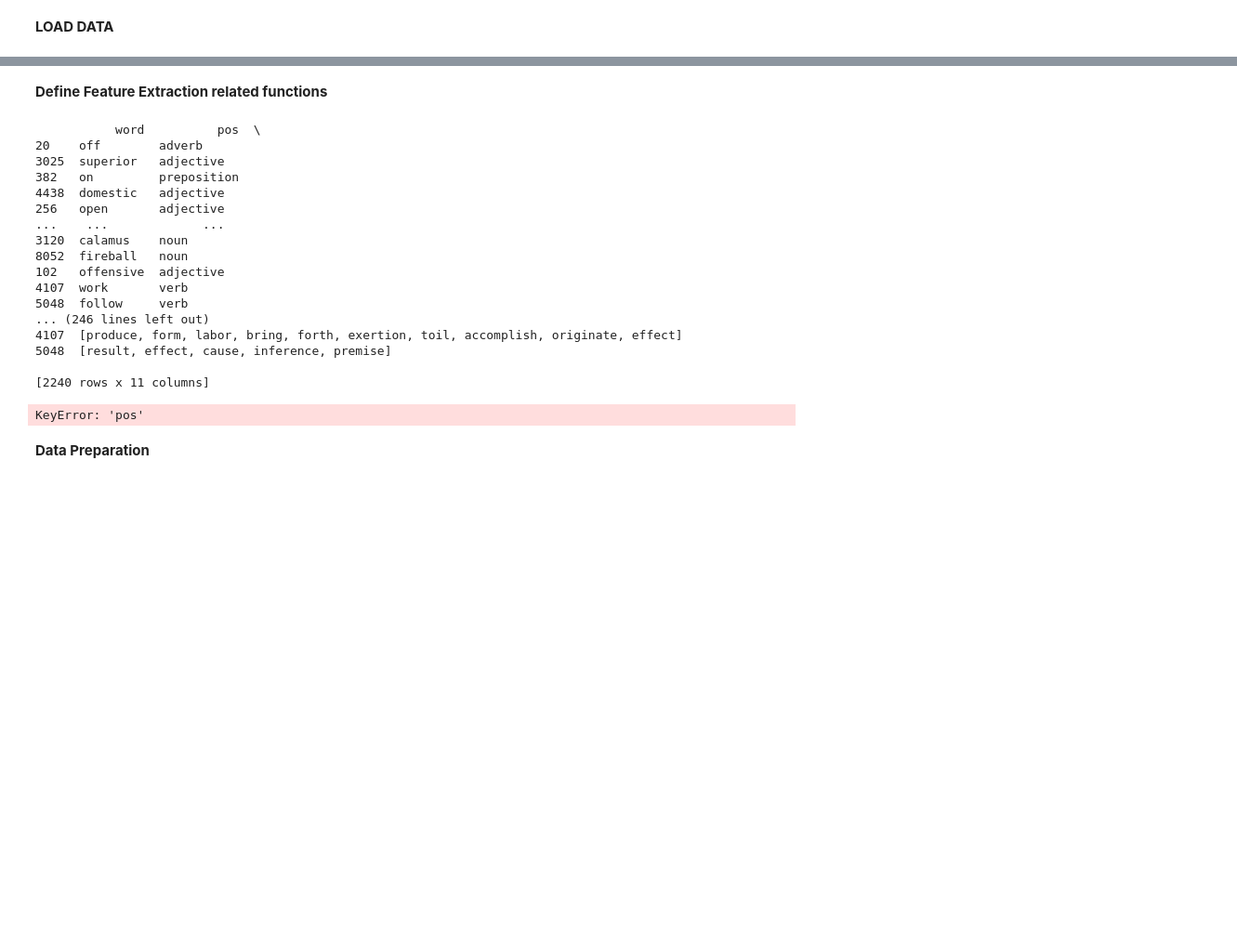
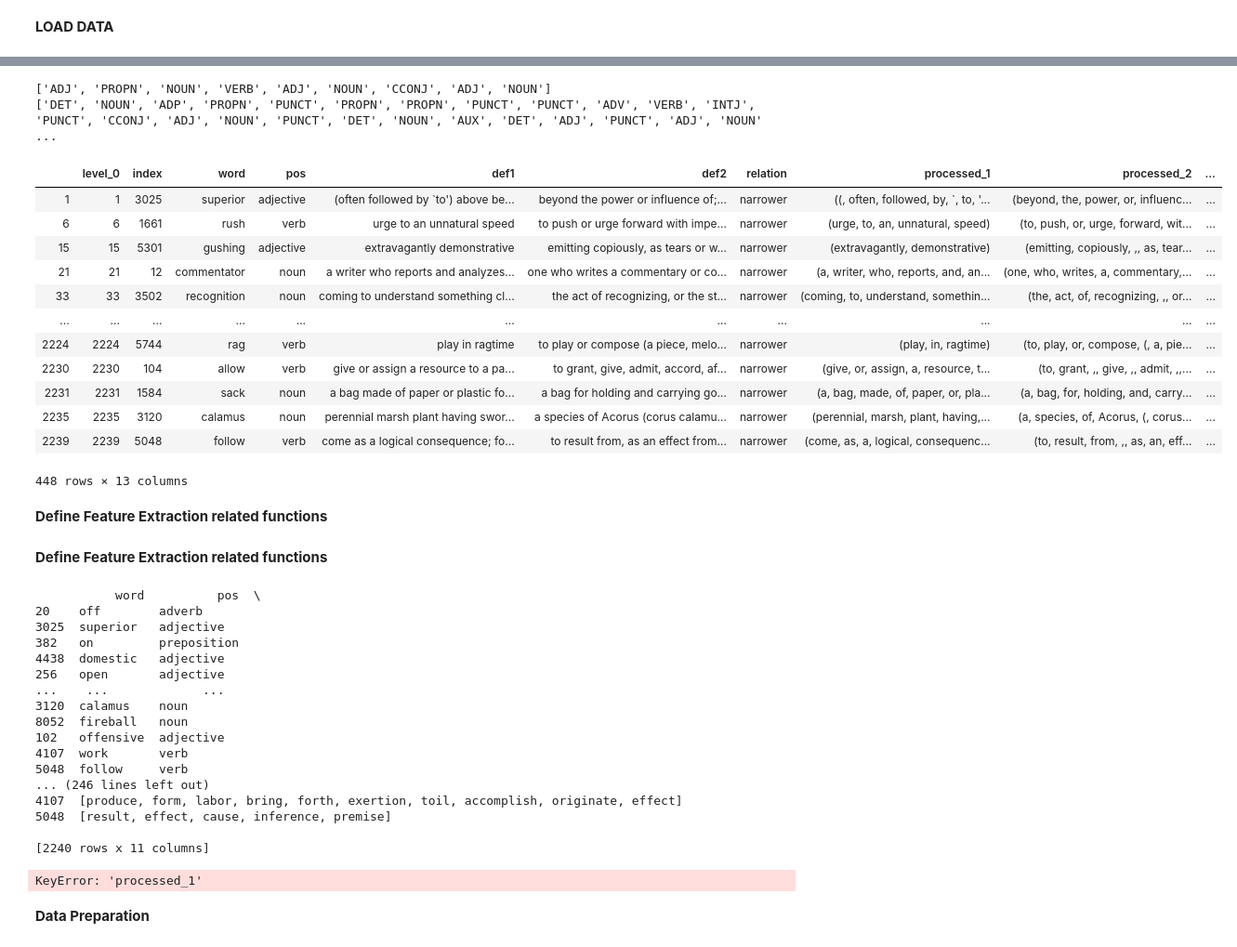
Before and after one commit to acdh-oeaw/elexis_mwsa_model, a Jupyter notebook: codalab_shared_task.ipynb, the cells around one changed output, grey strips where cells are left out. Shown: that part at 93% size. Drawn from its saved outputs; the diff is of its cells as text; code cells hidden in the pictures; blank space fills up the shorter version.

```diff
--- a/codalab_shared_task.ipynb
+++ b/codalab_shared_task.ipynb
@@ -226,5 +265,28 @@ set(balanced_en_data['pos'])
+# %%
+print([token.pos_ for token in balanced_en_data.loc[2235]['processed_1']])
+print([token.pos_ for token in balanced_en_data.loc[2235]['processed_2']])
+balanced_en_data.loc[balanced_en_data['relation']=='narrower']
+#len(balanced_en_data.loc[2235]['processed_2'])
+# %% [output]
+['ADJ', 'PROPN', 'NOUN', 'VERB', 'ADJ', 'NOUN', 'CCONJ', 'ADJ', 'NOUN']
+['DET', 'NOUN', 'ADP', 'PROPN', 'PUNCT', 'PROPN', 'PROPN', 'PUNCT', 'PUNCT', 'ADV', 'VERB', 'INTJ', 'PUNCT', 'CCONJ', 'ADJ', 'NOUN', 'PUNCT', 'DET', 'NOUN', 'AUX', 'DET', 'ADJ', 'PUNCT', 'ADJ', 'NOUN' ...
+|  | level_0 | index | word | pos | def1 | def2 | relation | processed_1 | processed_2 | ... |
+| 1 | 1 | 3025 | superior | adjective | (often followed by `to') above be... | beyond the power or influence of;... | narrower | ((, often, followed, by, `, to, '... | (beyond, the, power, or, influenc... | ... |
+| 6 | 6 | 1661 | rush | verb | urge to an unnatural speed | to push or urge forward with impe... | narrower | (urge, to, an, unnatural, speed) | (to, push, or, urge, forward, wit... | ... |
+| 15 | 15 | 5301 | gushing | adjective | extravagantly demonstrative | emitting copiously, as tears or w... | narrower | (extravagantly, demonstrative) | (emitting, copiously, ,, as, tear... | ... |
+| 21 | 21 | 12 | commentator | noun | a writer who reports and analyzes... | one who writes a commentary or co... | narrower | (a, writer, who, reports, and, an... | (one, who, writes, a, commentary,... | ... |
+| 33 | 33 | 3502 | recognition | noun | coming to understand something cl... | the act of recognizing, or the st... | narrower | (coming, to, understand, somethin... | (the, act, of, recognizing, ,, or... | ... |
+| ... | ... | ... | ... | ... | ... | ... | ... | ... | ... | ... |
+| 2224 | 2224 | 5744 | rag | verb | play in ragtime | to play or compose (a piece, melo... | narrower | (play, in, ragtime) | (to, play, or, compose, (, a, pie... | ... |
+| 2230 | 2230 | 104 | allow | verb | give or assign a resource to a pa... | to grant, give, admit, accord, af... | narrower | (give, or, assign, a, resource, t... | (to, grant, ,, give, ,, admit, ,,... | ... |
+| 2231 | 2231 | 1584 | sack | noun | a bag made of paper or plastic fo... | a bag for holding and carrying go... | narrower | (a, bag, made, of, paper, or, pla... | (a, bag, for, holding, and, carry... | ... |
+| 2235 | 2235 | 3120 | calamus | noun | perennial marsh plant having swor... | a species of Acorus (corus calamu... | narrower | (perennial, marsh, plant, having,... | (a, species, of, Acorus, (, corus... | ... |
+| 2239 | 2239 | 5048 | follow | verb | come as a logical consequence; fo... | to result from, as an effect from... | narrower | (come, as, a, logical, consequenc... | (to, result, from, ,, as, an, eff... | ... |
+448 rows × 13 columns
 # %% [markdown]
 **Define Feature Extraction related functions**
+# %% [markdown]
+**Define Feature Extraction related functions**
 # %%
 
 def first_word_same(row):
@@ -332,7 +394,7 @@ def get_jaccard_sim(str1, str2):
 
 features = extract_features(balanced_en_data, ['similarities', 'len_diff','diff_pos_count'])
 features_undersampled = extract_features(balanced_en_data, ['similarities', 'len_diff','diff_pos_count'])
-features['pos']
+features['processed_1']
 #features['diff_pos_count']
 # %% [output]
            word          pos  \
@@ -352,7 +414,7 @@ features['pos']
 5048  [result, effect, cause, inference, premise]
 
 [2240 rows x 11 columns]
-KeyError: 'pos'
+KeyError: 'processed_1'
 # %% [markdown]
 **Data Preparation**
 # %%
```
Also changed, not shown: parts of 2 cells of this notebook, 1 other file.
